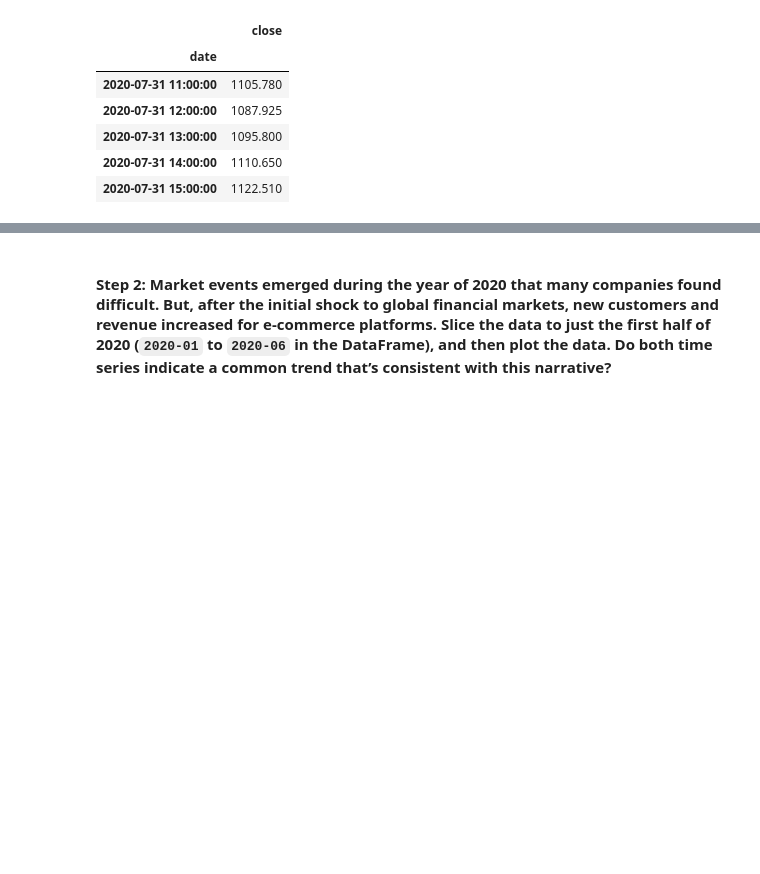
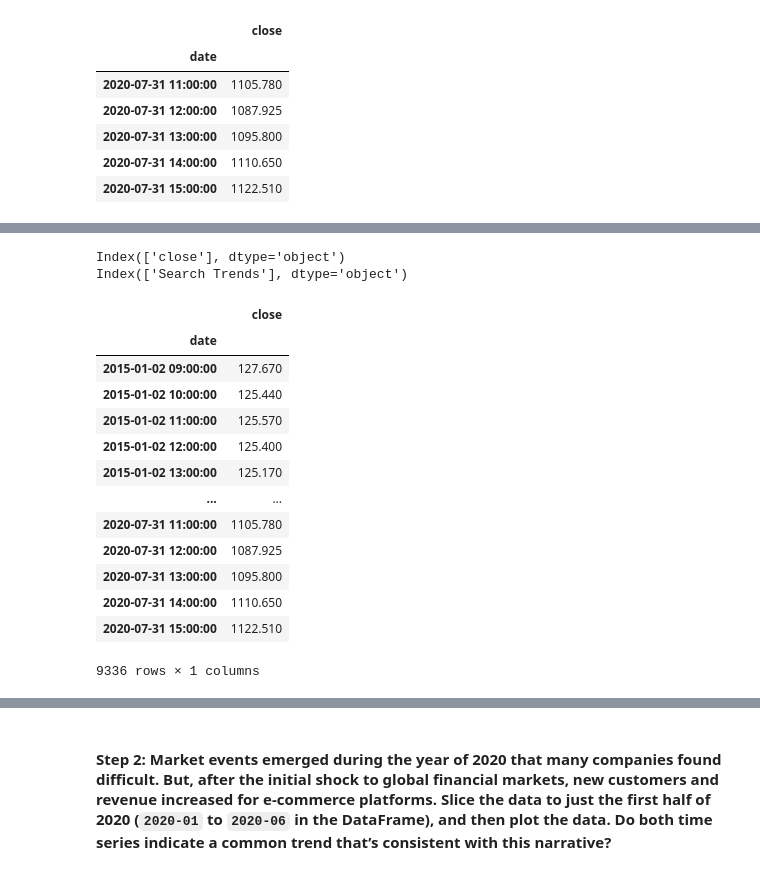
Before and after one commit to Kibble/prophet-challenge, a Jupyter notebook: forecasting_net_prophet.ipynb, the cells around one changed output, grey strips where cells are left out. Saved outputs shown, nothing was run; the diff lists cells and outputs as text; code cells hidden in the pictures; blank space fills up the shorter version.

```diff
--- a/forecasting_net_prophet.ipynb
+++ b/forecasting_net_prophet.ipynb
@@ -261,3 +231,24 @@ display(df_mercado_stock.tail())
+# %%
+print(df_mercado_stock.columns)
+print(df_mercado_trends.columns)
+df_mercado_stock
+# %% [output]
+Index(['close'], dtype='object')
+Index(['Search Trends'], dtype='object')
+|  | close |
+| date |  |
+| 2015-01-02 09:00:00 | 127.670 |
+| 2015-01-02 10:00:00 | 125.440 |
+| 2015-01-02 11:00:00 | 125.570 |
+| 2015-01-02 12:00:00 | 125.400 |
+| 2015-01-02 13:00:00 | 125.170 |
+| ... | ... |
+| 2020-07-31 11:00:00 | 1105.780 |
+| 2020-07-31 12:00:00 | 1087.925 |
+| 2020-07-31 13:00:00 | 1095.800 |
+| 2020-07-31 14:00:00 | 1110.650 |
+| 2020-07-31 15:00:00 | 1122.510 |
+9336 rows × 1 columns
 # %%
 # Concatenate the df_mercado_stock DataFrame with the df_mercado_trends DataFrame
 # Concatenate the DataFrame by columns (axis=1), and drop and rows with only one column of data
```
Also changed, not shown: parts of 7 cells of this notebook.
